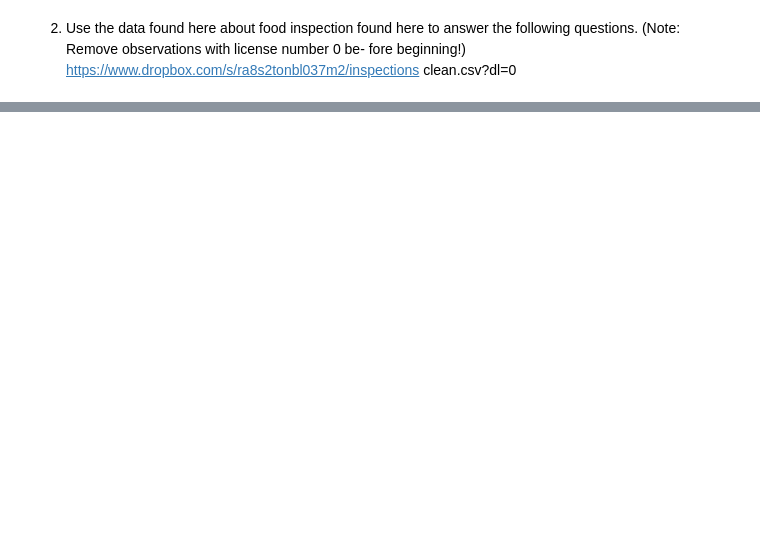
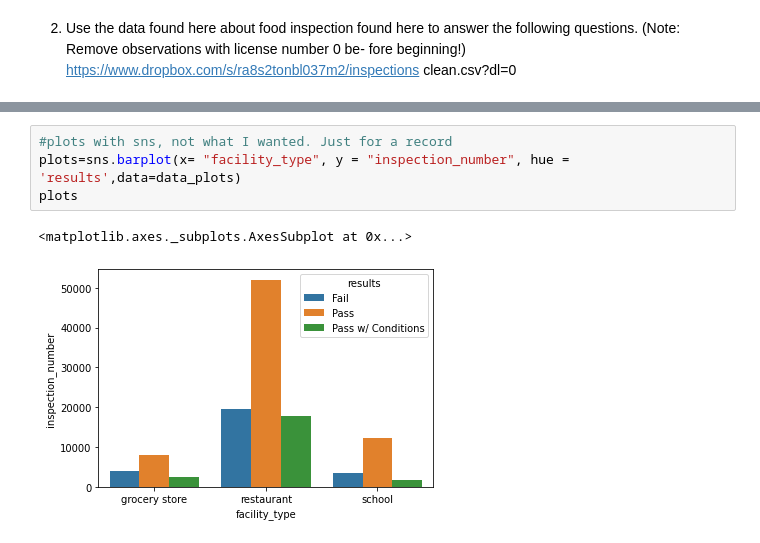
Before and after one commit to jamesqiu2021/DSCI-401-QW, a Jupyter notebook: test1_WQ.ipynb, the cells around one changed output, grey strips where cells are left out. Drawn from its saved outputs; the diff is of its cells as text; blank space fills up the shorter version.

```diff
--- a/test1_WQ.ipynb
+++ b/test1_WQ.ipynb
@@ -146,0 +355,7 @@ FileNotFoundError: ignored
+# %%
+#plots with sns, not what I wanted. Just for a record
+plots=sns.barplot(x= "facility_type", y = "inspection_number", hue = 'results',data=data_plots)
+plots
+# %% [output]
+<matplotlib.axes._subplots.AxesSubplot at 0x...>
+[figure, added]
```
Also changed, not shown: parts of 25 cells of this notebook.
